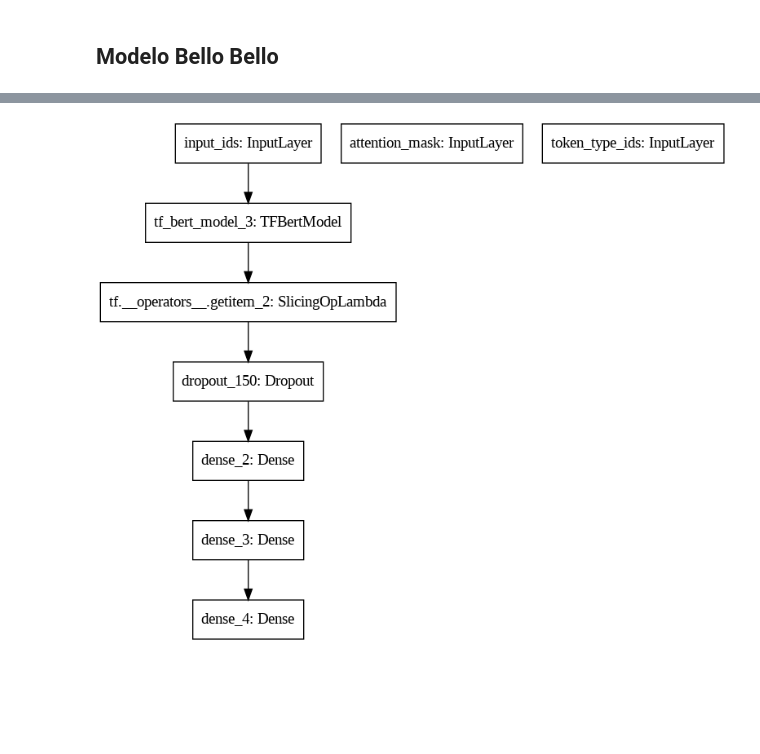
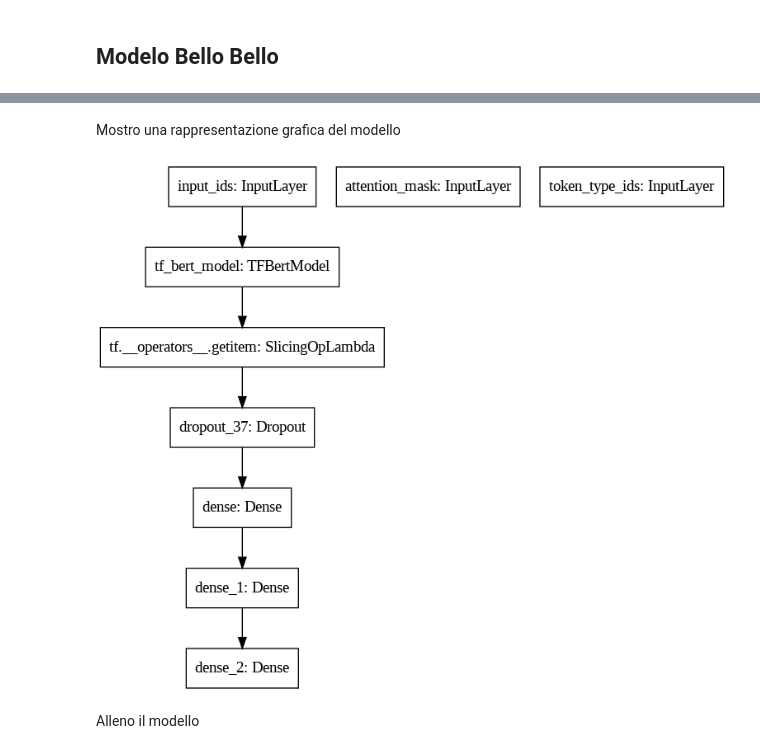
Before and after one commit to Typing-Monkeys/BRUN0-Net, a Jupyter notebook: training/Brun0-Net.ipynb, the cells around one changed output, grey strips where cells are left out. Cells and saved outputs as stored; diff of their text form; code cells hidden in the pictures; blank space fills up the shorter version.

Commit message:
Aggiornato Notebook
Aggiunti commenti al codice e descrizioni in markdown
Migliorata la visualizzazione dei grafici

```diff
--- a/training/Brun0-Net.ipynb
+++ b/training/Brun0-Net.ipynb
@@ -279,10 +327,14 @@ Total params: 108,409,727
 Trainable params: 108,409,727
 Non-trainable params: 0
 __________________________________________________________________________________________________
+# %% [markdown]
+Mostro una rappresentazione grafica del modello
 # %%
-keras.utils.plot_model(model, "BRUN0-Net.png")
+keras.utils.plot_model(model, "/tmp/BRUN0-Net.png") # evita di salvare la foto
 # %% [output]
-[figure, old version]
+[figure, new version]
+# %% [markdown]
+Alleno il modello
 # %%
 history = model.fit(
     train_dataset,
```
Also changed, not shown: parts of 24 cells of this notebook.
